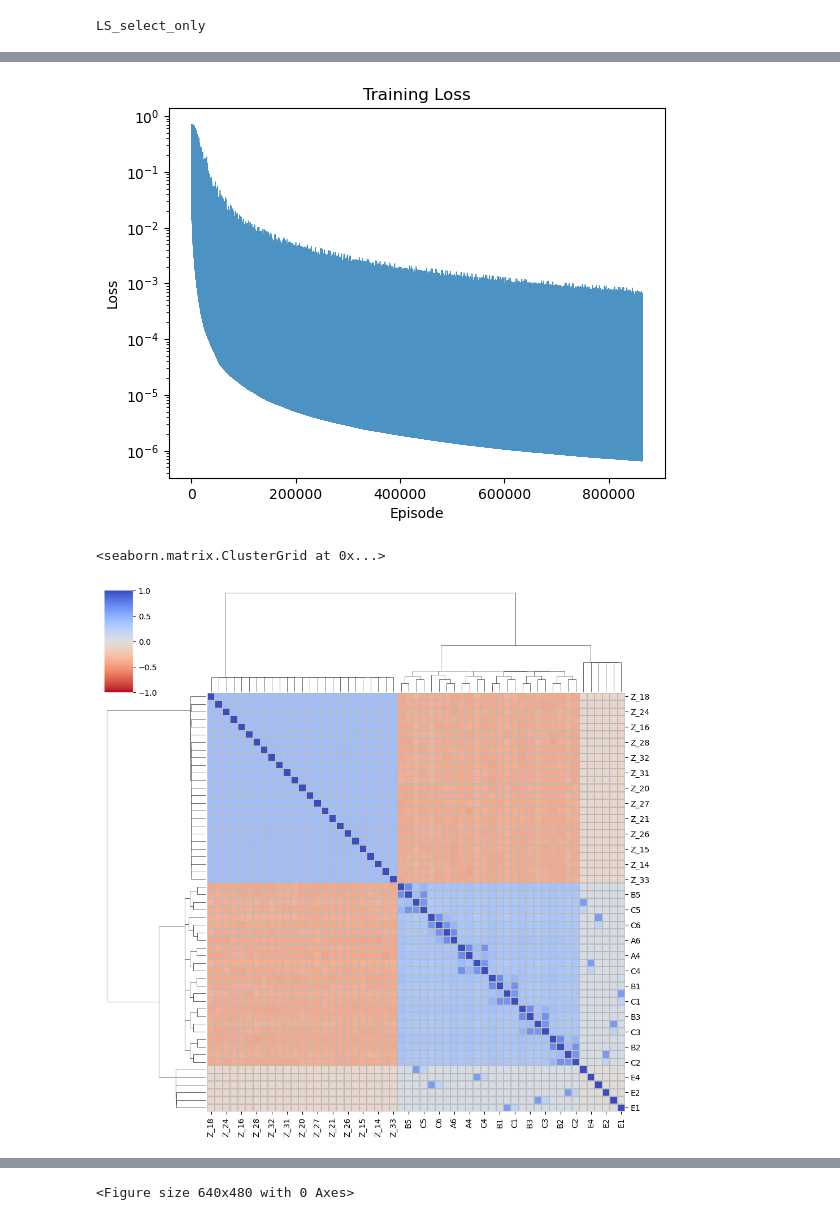
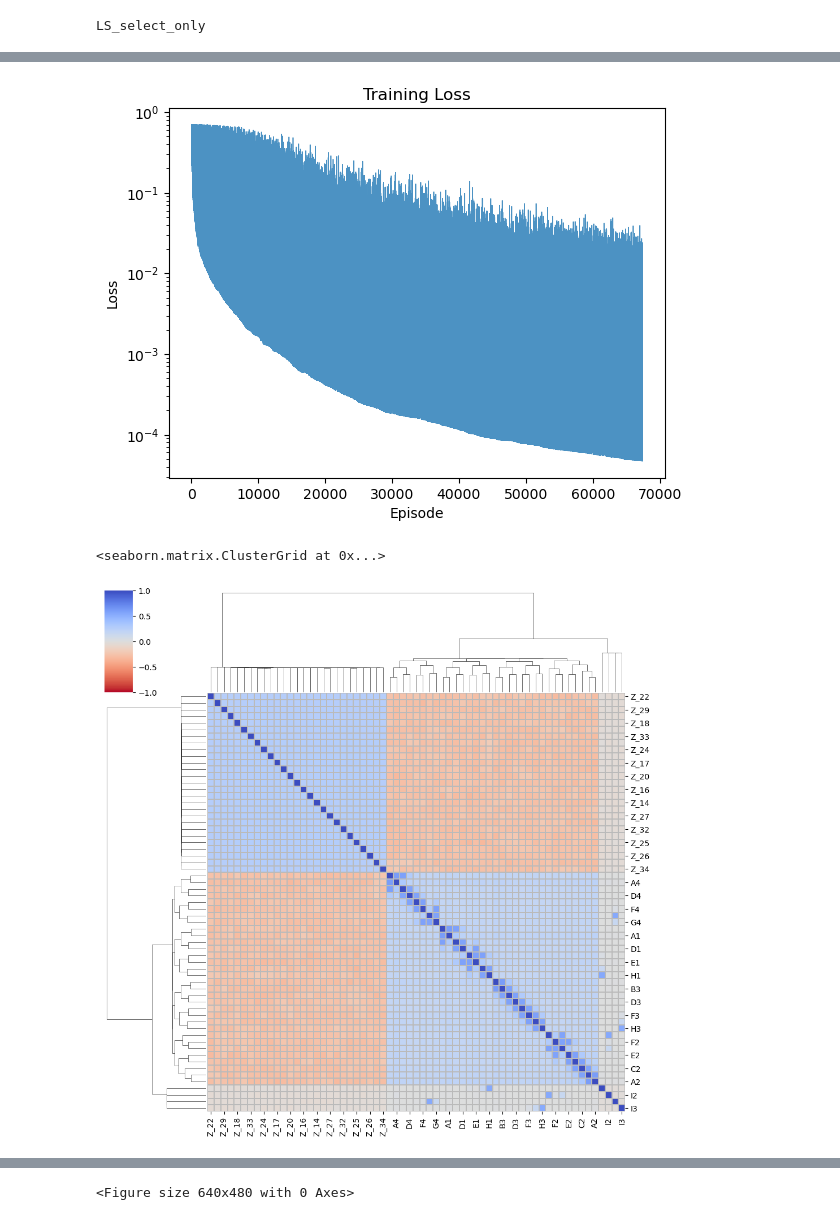
Before and after one commit to Yagwar/stim_eq, a Jupyter notebook: SE_ContrastiveLearning/SE_InfoNCE_Q.ipynb, the cells around one changed output, grey strips where cells are left out. Drawn from its saved outputs; the diff is of its cells as text; code cells hidden in the pictures.

Commit message:
Update results plots - Explore Dot product values
More plots added to explore dot product values.

```diff
--- a/SE_ContrastiveLearning/SE_InfoNCE_Q.ipynb
+++ b/SE_ContrastiveLearning/SE_InfoNCE_Q.ipynb
@@ -279,8 +279,12 @@ def get_evaluation_responses(test_trials_info_df, trained_embedding_stimuli_dict
 # %%
 ##### Create Trials
 # %%
-members_number = 5
-classes_number = 6
+############################################
+    #    Class and members numbers    #
+############################################
+
+members_number = 9
+classes_number = 4
 
 members_stim, class_stim, stimuli_set, dummy_set = get_stimuli_list(members_n = members_number, classes_n = classes_number)
 # %%
@@ -398,7 +402,7 @@ transitivity_trials_info = create_trials(
 trained_stimuli_embedd_dict = train_q_network(
     trials_info_df = baseline_train_trials_info,
     embedded_stimuli_dict = dict(zip(list(stimuli_dict_encoded.keys()),np.array(list(stimuli_dict_encoded.values())).astype("float") )),
-    n_epochs = 20,
+    n_epochs = 1,
     learning_rate = 0.05,
     temperature = .1,
     epsilon = .15,
@@ -411,4 +415,4 @@ Epoch 20, Loss: 0.0000
-[figure, old version]
+[figure, new version]
 # %%
 output_embeddings = pd.DataFrame(trained_stimuli_embedd_dict)
 output_embeddings_corr_mat = output_embeddings.corr()
@@ -419,7 +423,7 @@ sns.clustermap(output_embeddings_corr_mat,
               )
 # %% [output]
 <seaborn.matrix.ClusterGrid at 0x...>
-[figure, old version]
+[figure, new version]
 # %%
 sns.clustermap(output_embeddings_corr_mat.loc[sorted_labels, sorted_labels],
                # cmap="viridis",
```
Also changed, not shown: parts of 13 cells of this notebook.
